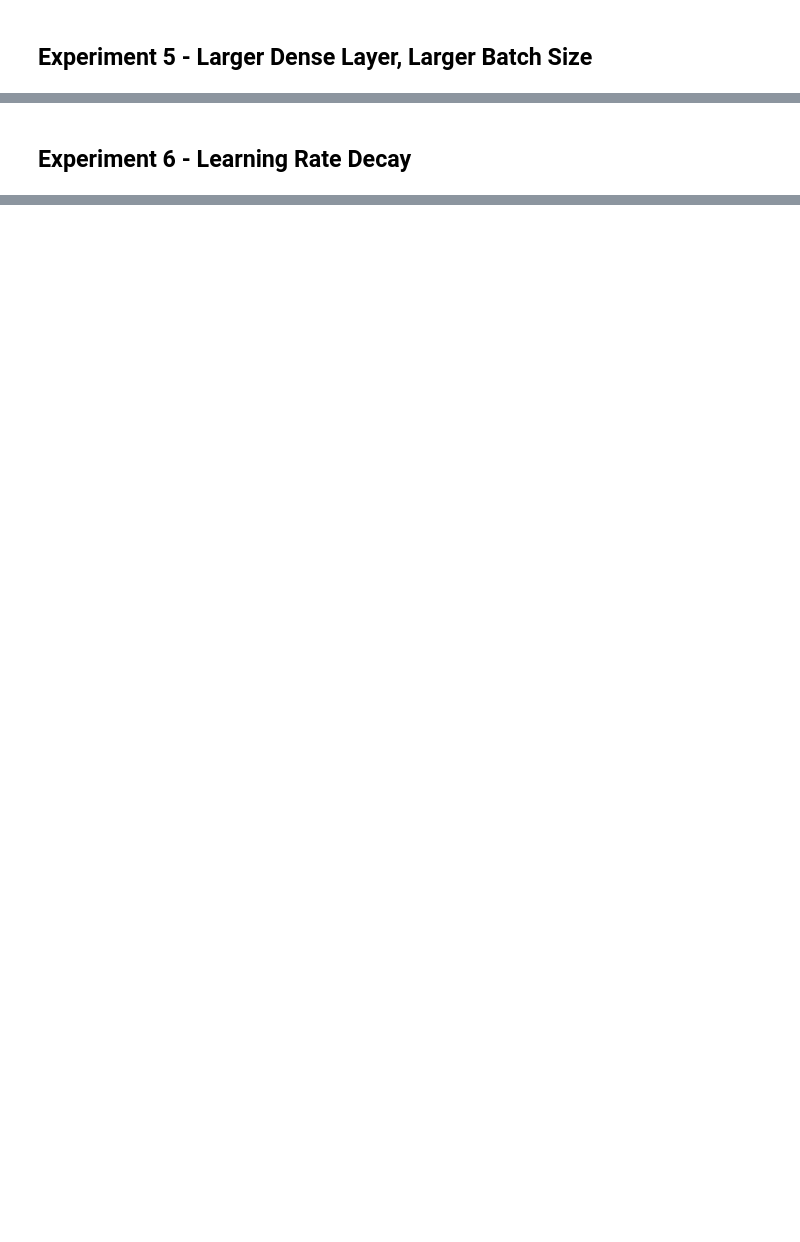
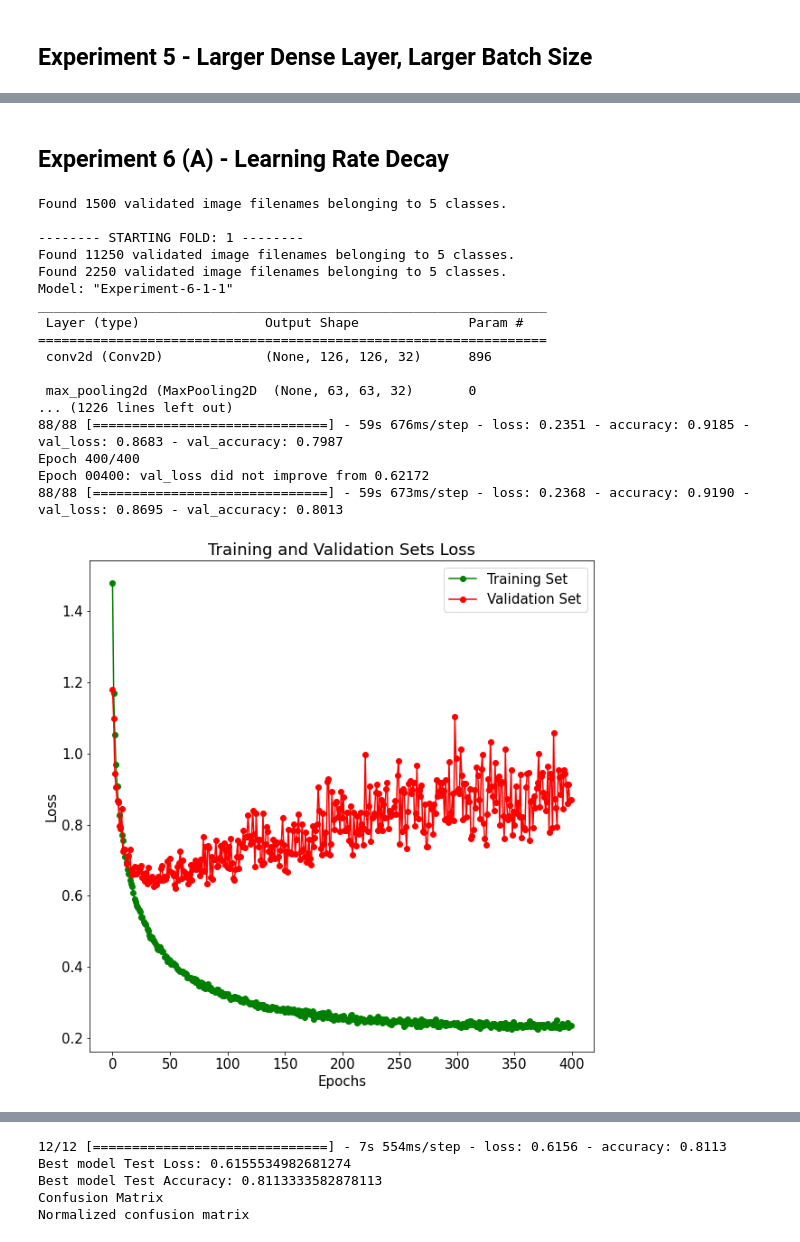
Before and after one commit to rambodrahmani/deep-learning, a Jupyter notebook: jupyter/Task2-Training-from-scratch-images.ipynb, the cells around one changed output, grey strips where cells are left out. Saved outputs shown, nothing was run; the diff lists cells and outputs as text; code cells hidden in the pictures; blank space fills up the shorter version.

```diff
--- a/jupyter/Task2-Training-from-scratch-images.ipynb
+++ b/jupyter/Task2-Training-from-scratch-images.ipynb
@@ -439,24 +539,43 @@ images_kfold_validation(model_name="Experiment-5", n_splits=6, test_size=0.10,
 # %% [markdown]
-## Experiment 6 - Learning Rate Decay
+## Experiment 6 (A) - Learning Rate Decay
 # %%
 # experiment model layers
 layers = [
     Conv2D(32, kernel_size=(3, 3), activation='relu', input_shape=(128, 128, 3)),
     MaxPooling2D(pool_size=(2, 2)),
     Conv2D(64, kernel_size=(3, 3), activation='relu'),
     MaxPooling2D(pool_size=(2, 2)),
     Conv2D(128, kernel_size=(3, 3), activation='relu'),
     MaxPooling2D(pool_size=(2, 2)),
     Conv2D(256, kernel_size=(3, 3), activation='relu'),
     MaxPooling2D(pool_size=(2, 2)),
     Flatten(),
     Dense(128, activation='relu'),
     Dropout(0.4),
     Dense(NUM_CLASSES, activation='softmax')
 ]
 
 # train, validate and test
-images_kfold_validation(model_name="Experiment-6", n_splits=6, test_size=0.10,
+images_kfold_validation_layers(model_name="Experiment-6-1", n_splits=6, test_size=0.10,
                         shuffle=True, layers=layers, learning_rate=0.001,
-                        decay=0.0001, target_size=TARGET_SIZE, epochs=400,
+                        decay=0.001, target_size=TARGET_SIZE, epochs=400,
                         batch_size=128, one_fold=True, resample_data=3000, augment=True)
+# %% [output]
+Found 1500 validated image filenames belonging to 5 classes.
+
+-------- STARTING FOLD: 1 --------
+Found 11250 validated image filenames belonging to 5 classes.
+Found 2250 validated image filenames belonging to 5 classes.
+Model: "Experiment-6-1-1"
+_________________________________________________________________
+ Layer (type)                Output Shape              Param #
+=================================================================
+ conv2d (Conv2D)             (None, 126, 126, 32)      896
+
+ max_pooling2d (MaxPooling2D  (None, 63, 63, 32)       0
+... (1226 lines left out)
+88/88 [==============================] - 59s 676ms/step - loss: 0.2351 - accuracy: 0.9185 - val_loss: 0.8683 - val_accuracy: 0.7987
+Epoch 400/400
+Epoch 00400: val_loss did not improve from 0.62172
+88/88 [==============================] - 59s 673ms/step - loss: 0.2368 - accuracy: 0.9190 - val_loss: 0.8695 - val_accuracy: 0.8013
+[figure, added]
@@ -462,0 +583,5 @@ images_kfold_validation(model_name="Experiment-6", n_splits=6, test_size=0.10,
+12/12 [==============================] - 7s 554ms/step - loss: 0.6156 - accuracy: 0.8113
+Best model Test Loss: 0.6155534982681274
+Best model Test Accuracy: 0.8113333582878113
+Confusion Matrix
+Normalized confusion matrix
```
Also changed, not shown: parts of 31 cells of this notebook, 55 other files.
